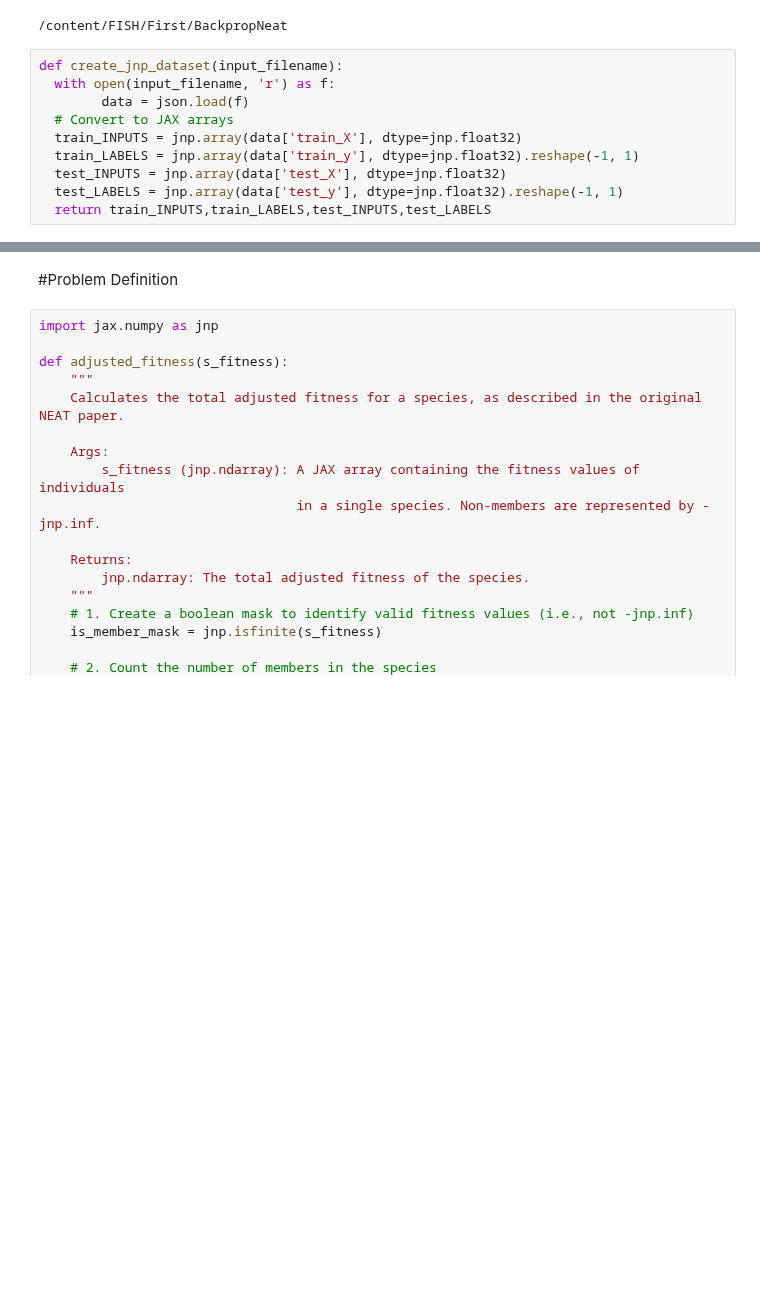
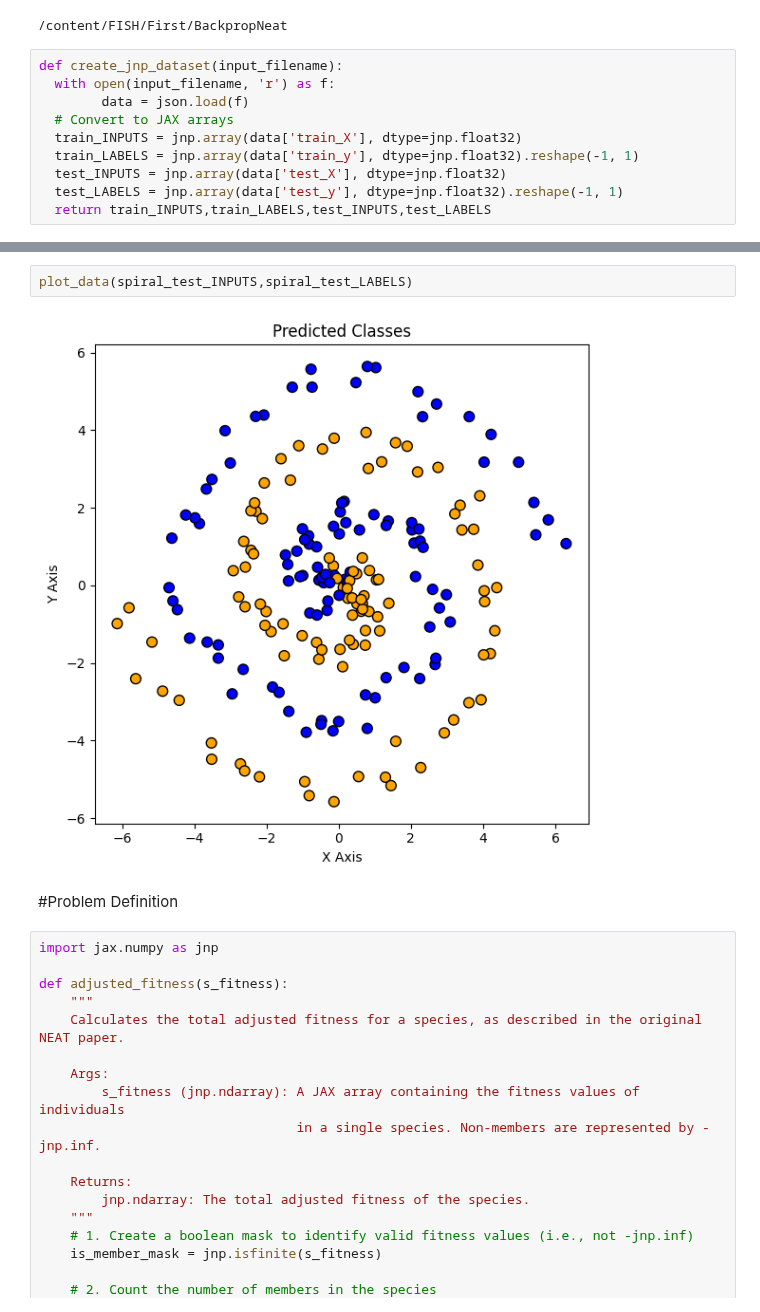
Before and after one commit to asta3002/FISH, a Jupyter notebook: First/BackpropNeat/Custom_TensorNEAT_Backprop.ipynb, the cells around one changed output, grey strips where cells are left out. Cells and saved outputs as stored; diff of their text form; blank space fills up the shorter version.

```diff
--- a/First/BackpropNeat/Custom_TensorNEAT_Backprop.ipynb
+++ b/First/BackpropNeat/Custom_TensorNEAT_Backprop.ipynb
@@ -104,3 +127,7 @@ train_INPUTS,train_LABELS,test_INPUTS,test_LABELS = create_jnp_dataset('2D Toy D
+# %%
+plot_data(spiral_test_INPUTS,spiral_test_LABELS)
+# %% [output]
+[figure, added]
 # %% [markdown]
 #Problem Definition
 # %%
```
Also changed, not shown: parts of 28 cells of this notebook.
